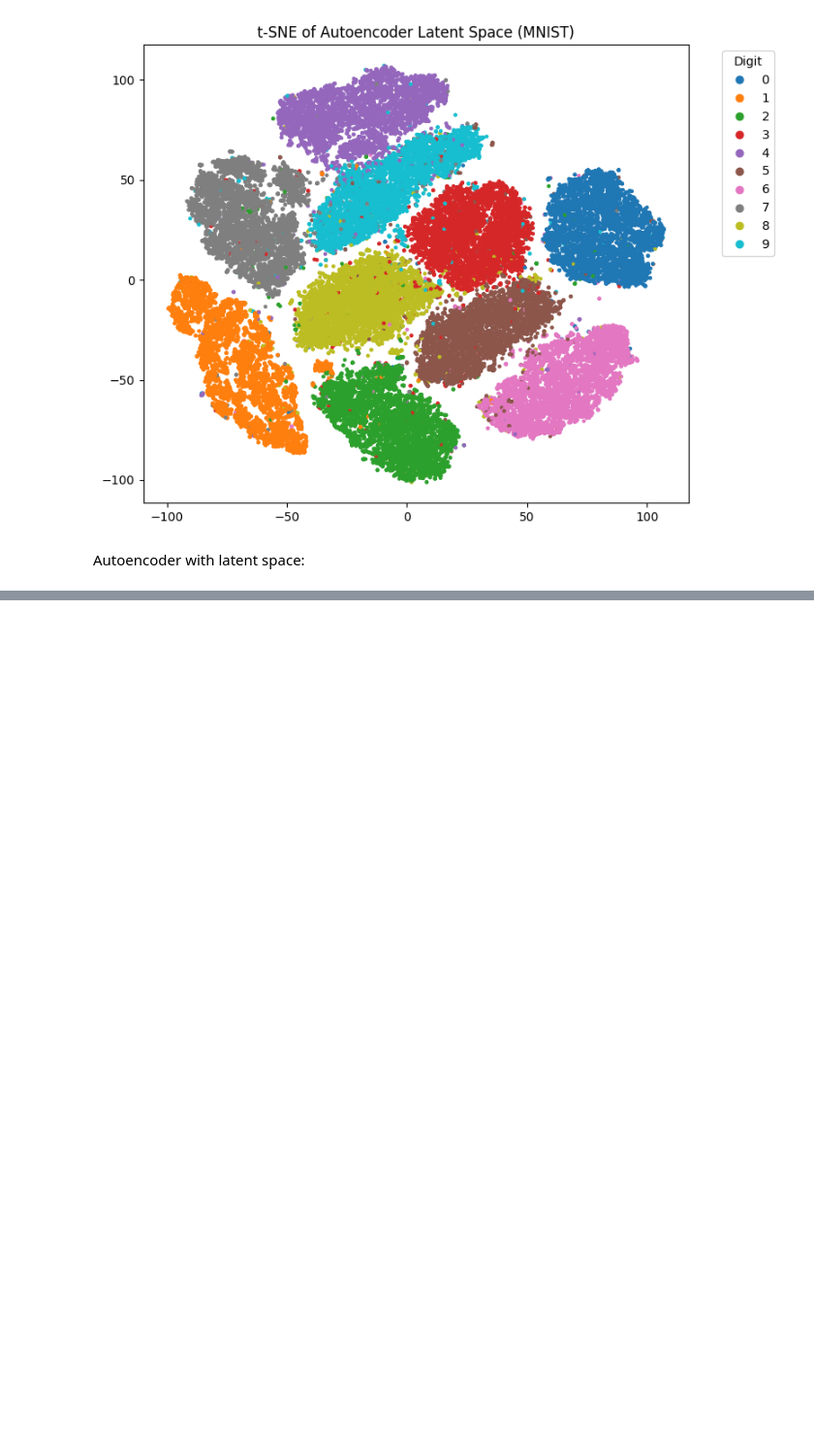
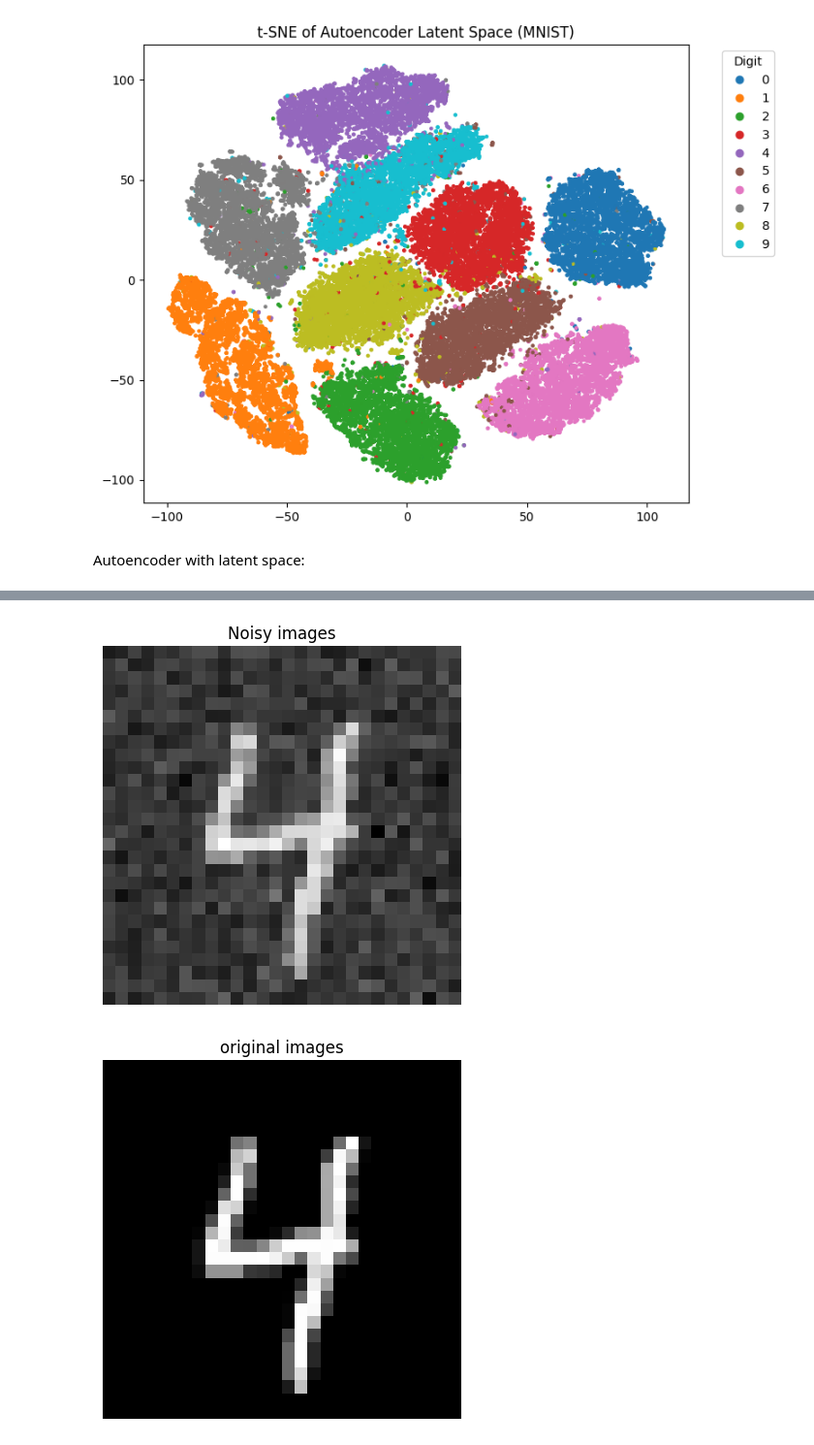
Before and after one commit to beppe2hd/AdsumMachineLearning, a Jupyter notebook: Code/04_Autoencoder.ipynb, the cells around one changed output, grey strips where cells are left out. Shown: that part at 97% size. Cells and saved outputs as stored; diff of their text form; code cells hidden in the pictures; blank space fills up the shorter version.

```diff
--- a/Code/04_Autoencoder.ipynb
+++ b/Code/04_Autoencoder.ipynb
@@ -469,0 +510,13 @@ class ConvAutoencoderVectorLatent(nn.Module):
+# %%
+transform = transforms.Compose([
+    transforms.ToTensor()
+])
+
+dataset = datasets.MNIST(root='./data', train=True, download=True, transform=transform)
+dataloader = DataLoader(dataset, batch_size=128, shuffle=True)
+
+
+device = torch.device("cuda" if torch.cuda.is_available() else "cpu")
+model = ConvAutoencoderVectorLatent().to(device)
+criterion = nn.MSELoss()
+optimizer = optim.Adam(model.parameters(), lr=1e-3)
@@ -469,0 +551,34 @@ class ConvAutoencoderVectorLatent(nn.Module):
+# %%
+
+imgs, _ = next(iter(dataloader))
+imgs_test = imgs[0]
+# Generate Gaussian noise
+noise = torch.randn_like(imgs) * std + mean
+
+# Add noise to tensor
+noisy_tensor = imgs + noise
+with torch.no_grad():
+    recostructed_tensor = model(noisy_tensor)
+recostructed_tensor = recostructed_tensor[0]
+noisy_tensor = noisy_tensor[0]
+
+generated_noise_img = noisy_tensor.permute(1, 2, 0).numpy()
+plt.imshow(generated_noise_img, cmap='gray')
+plt.title("Noisy images")
+plt.axis("off")
+plt.show()
+
+imgs_test = imgs_test.permute(1, 2, 0).numpy()
+plt.imshow(imgs_test, cmap='gray')
+plt.title("original images")
+plt.axis("off")
+plt.show()
+
+recostructed_tensor = recostructed_tensor.permute(1, 2, 0).numpy()
+plt.imshow(recostructed_tensor, cmap='gray')
+plt.title("original images")
+plt.axis("off")
+plt.show()
+# %% [output]
+[figure, added]
+[figure, added]
```
Also changed, not shown: parts of 7 cells of this notebook, 3 other files.
